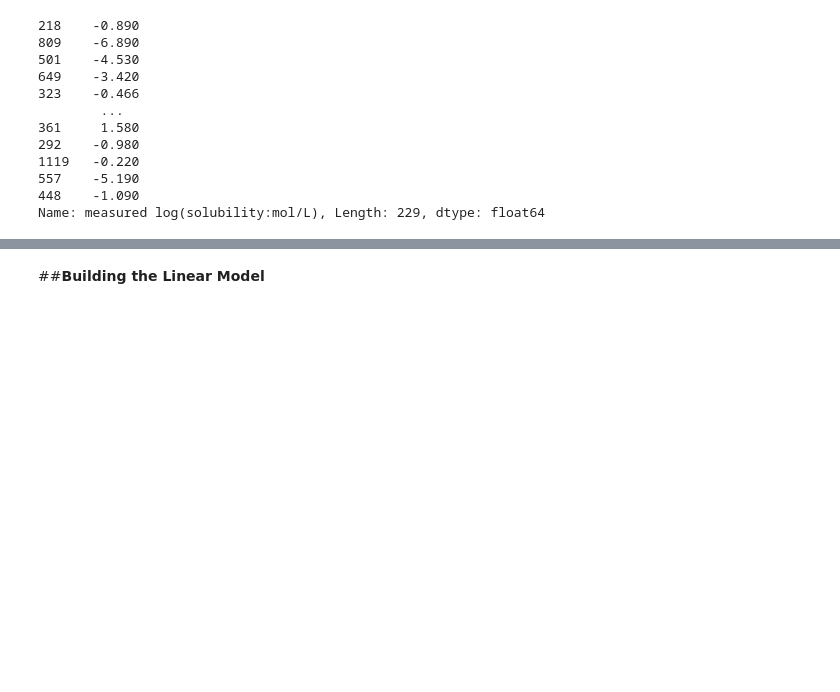
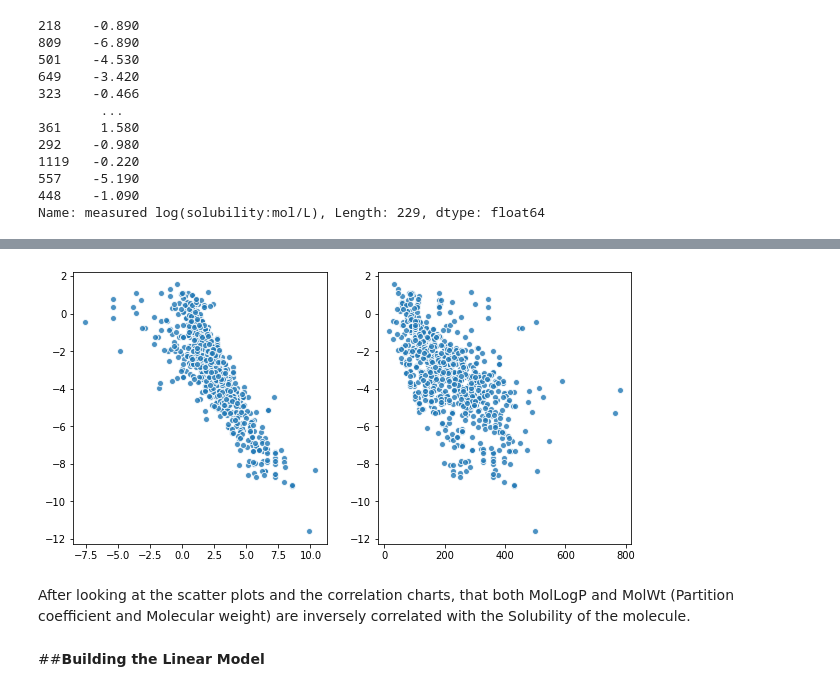
Before and after one commit to prateem-biswas/Data-Science-, a Jupyter notebook: Predicting_solubity_of_molecules.ipynb, the cells around one changed output, grey strips where cells are left out. Saved outputs shown, nothing was run; the diff lists cells and outputs as text; code cells hidden in the pictures; blank space fills up the shorter version.

```diff
--- a/Predicting_solubity_of_molecules.ipynb
+++ b/Predicting_solubity_of_molecules.ipynb
@@ -421,3 +470,14 @@ Name: measured log(solubility:mol/L), Length: 229, dtype: float64
+# %%
+plt.figure(figsize = (10,5))
+plt.subplot(1,2,1)
+plt.scatter(newdataset["MolLogP"], newdataset["LogS(mol/L)"], alpha = 0.8, edgecolor = "white")
+plt.subplot(1,2,2)
+plt.scatter(newdataset["MolWt"], newdataset["LogS(mol/L)"], alpha = 0.8, edgecolor = "white")
+plt.show()
+# %% [output]
+[figure, added]
+# %% [markdown]
+After looking at the scatter plots and the correlation charts, that both MolLogP and MolWt (Partition coefficient and Molecular weight) are inversely correlated with the Solubility of the molecule.
 # %% [markdown]
 ##**Building the Linear Model**
 # %%
```
Also changed, not shown: parts of 7 cells of this notebook.
